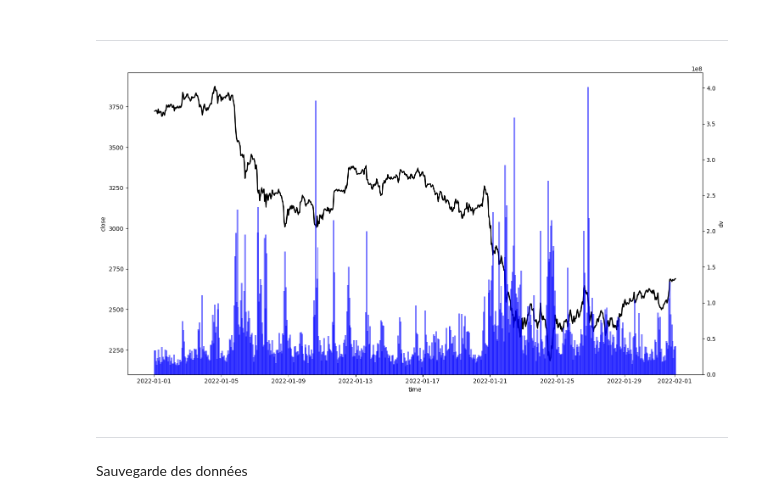
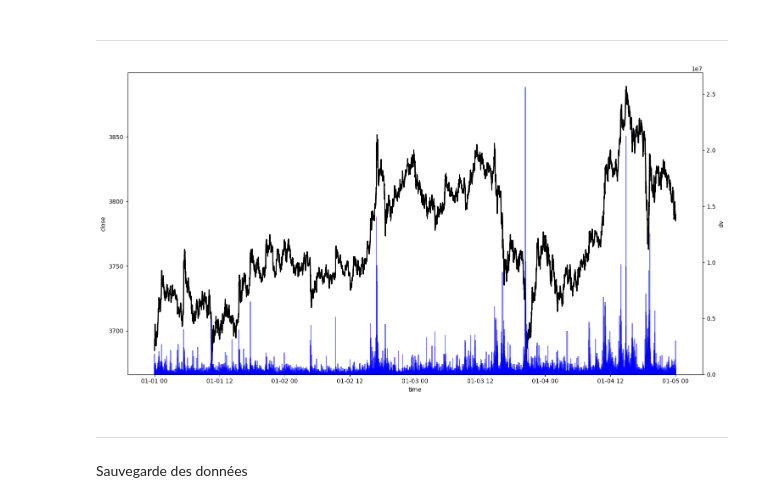
Before and after one commit to Quantura-labs/Youtube, a Jupyter notebook: BinanceData/1_DL_BINANCE.ipynb, the cells around one changed output. Cells and saved outputs as stored; diff of their text form; code cells hidden in the pictures.

```diff
--- a/BinanceData/1_DL_BINANCE.ipynb
+++ b/BinanceData/1_DL_BINANCE.ipynb
@@ -15,11 +14,11 @@ BINANCE_API_SECRET = 'tvotre API SECRET'
 # Example usage (Date Format: Year-Month-Day)
 ticker = 'ETHUSDT'
 start_date = '2022-01-1'
-end_date = '2022-02-1'
-interval = '1h' #m -> minutes; h -> hours; d -> days; w -> weeks; M -> months
+end_date = '2022-01-5'
+interval = '1m' #1m -> minutes; h -> hours; d -> days; w -> weeks; M -> months
 # %%
-# Creation du client Binance
-client = Client(BINANCE_API_KEY, BINANCE_API_SECRET)
+# Creation du client Binance (pas besoin de clé API pour les données historiques)
+client = Client('', '')
 # %%
 #Téléchargement des données
 klines = client.get_historical_klines(ticker, interval, start_date, end_date)
@@ -79,21 +78,21 @@ On pourra en déduire des calculs comme le "Taker Volume Imbalance" qui nous ren
 # %%
 #Affichage du prix 'close' et du volume en dollar 'dv'
 fig, ax1 = plt.subplots(figsize=(15, 8))
 #Price
 ax1.set_xlabel('time')
 ax1.set_ylabel('close')
 ax1.plot(df.index, df['close'], color='black', linewidth=2)
 ax1.tick_params(axis='y')
 #Volume
 ax2 = ax1.twinx()
 ax2.set_ylabel('dv')
-ax2.bar(df.index, df['dv'], color='blue', width=0.1, alpha=0.5)
+ax2.bar(df.index, df['dv'], color='blue', width=0.01, alpha=0.5)
 ax2.tick_params(axis='y')
 #Show
 fig.tight_layout()
 plt.show()
 # %% [output]
-[figure, old version]
+[figure, new version]
 # %% [markdown]
 ---
 Sauvegarde des données
```
Also changed, not shown: parts of 4 cells of this notebook.
